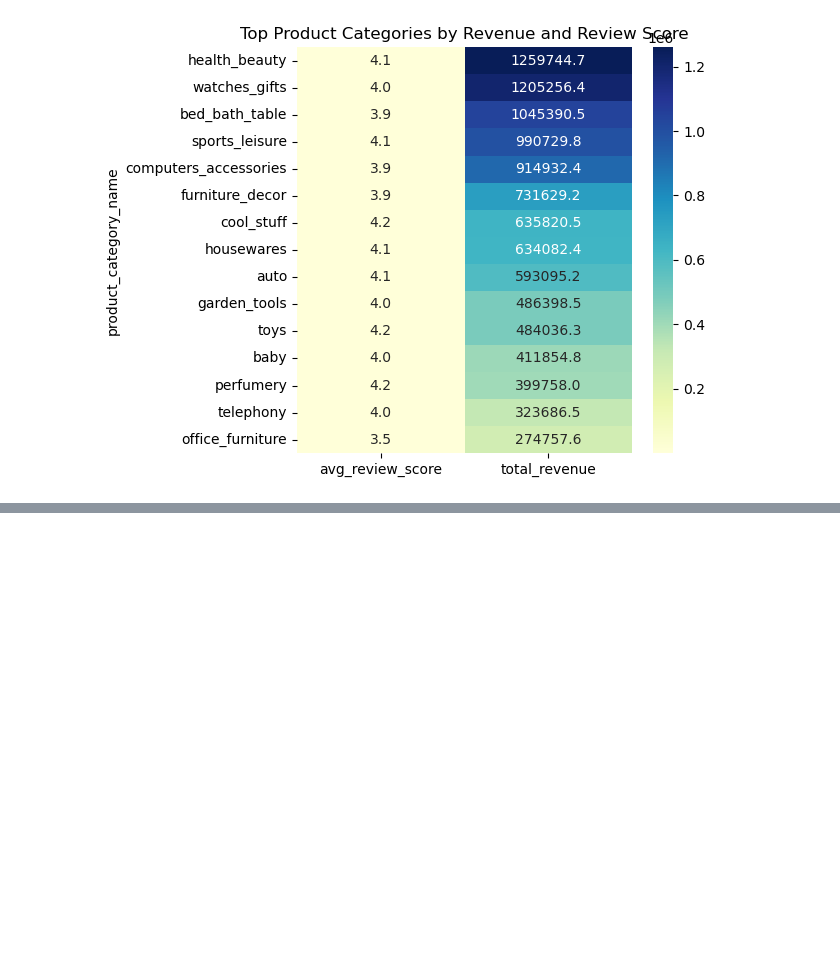
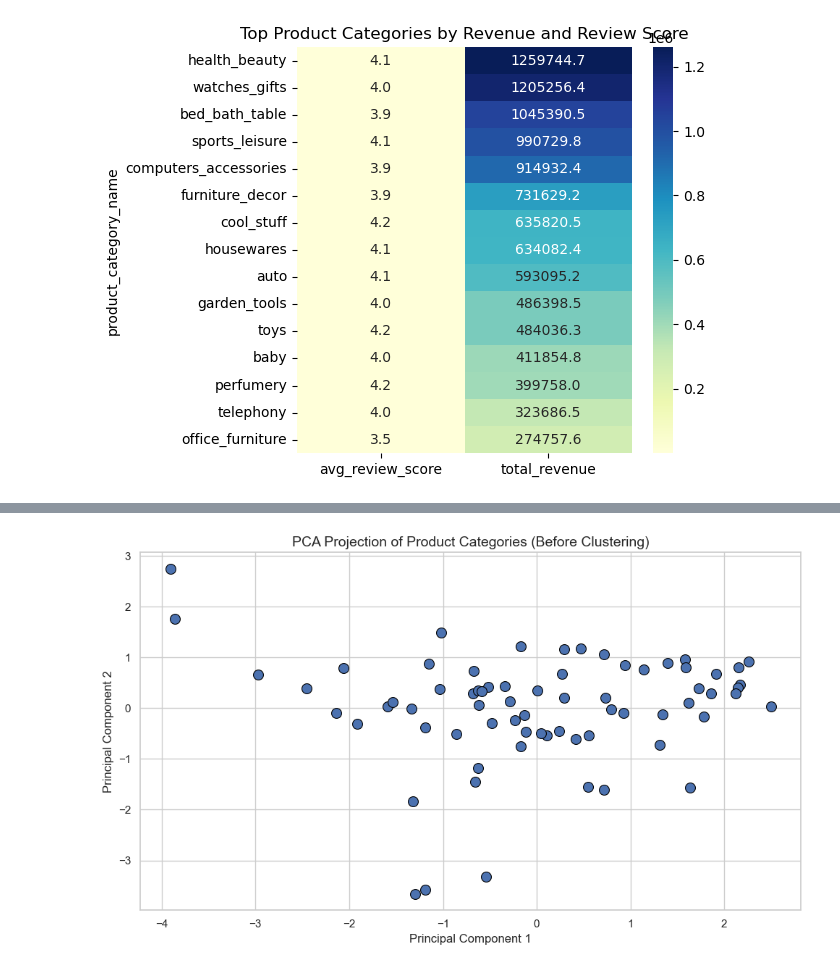
Before and after one commit to federicoariton/E-commerce-product-segmentation-postgresql, a Jupyter notebook: Notebooks/Product Performance.ipynb, the cells around one changed output, grey strips where cells are left out. Cells and saved outputs as stored; diff of their text form; code cells hidden in the pictures; blank space fills up the shorter version.

```diff
--- a/Notebooks/Product Performance.ipynb
+++ b/Notebooks/Product Performance.ipynb
@@ -289,0 +324,31 @@ fig.show()
+# %%
+from sklearn.decomposition import PCA
+
+# Select only the relevant features for PCA
+X_clean = df_clean[features]
+
+# Scale them again (best practice when reusing subsets)
+X_scaled_clean = scaler.fit_transform(X_clean)
+
+# Apply PCA
+pca = PCA(n_components=2)
+X_pca_clean = pca.fit_transform(X_scaled_clean)
+
+# Add PCA components to df_clean for plotting
+df_clean['PCA1'] = X_pca_clean[:, 0]
+df_clean['PCA2'] = X_pca_clean[:, 1]
+# %%
+plt.figure(figsize=(10, 6))
+sns.scatterplot(
+    x='PCA1', y='PCA2',
+    data=df_clean,
+    s=100, edgecolor='black'
+)
+plt.title('PCA Projection of Product Categories (Before Clustering)', fontsize=14)
+plt.xlabel('Principal Component 1')
+plt.ylabel('Principal Component 2')
+plt.grid(True)
+plt.tight_layout()
+plt.show()
+# %% [output]
+[figure, added]
```
Also changed, not shown: parts of 26 cells of this notebook, 2 other files.
